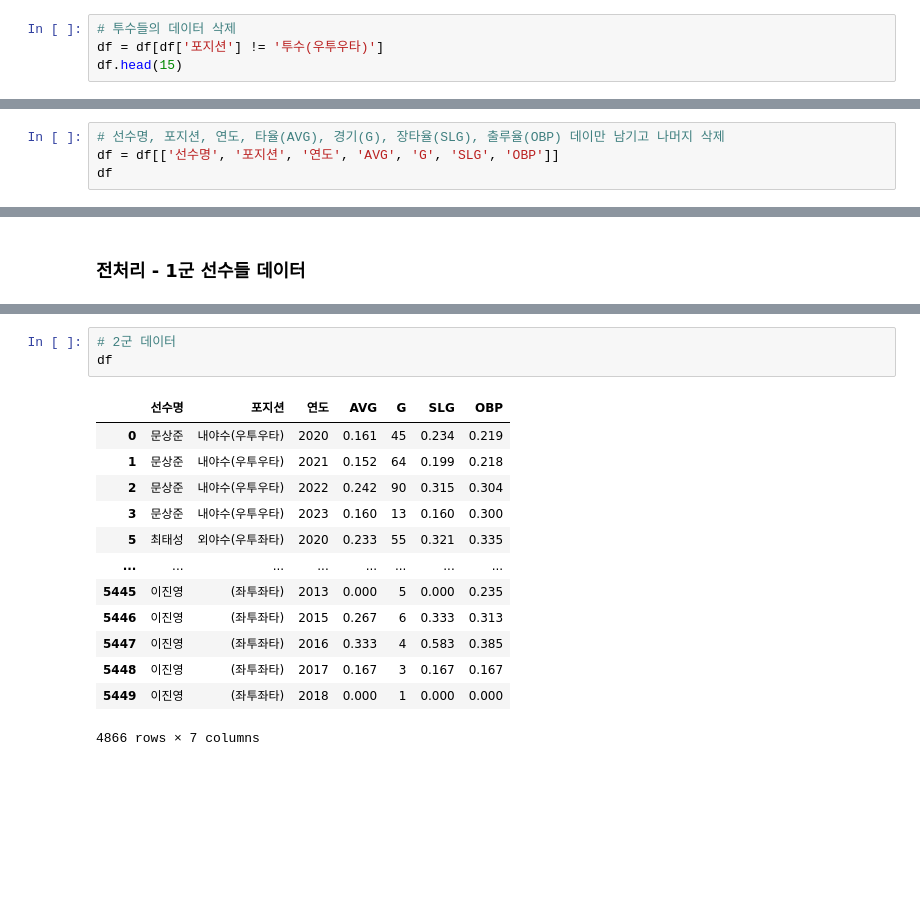
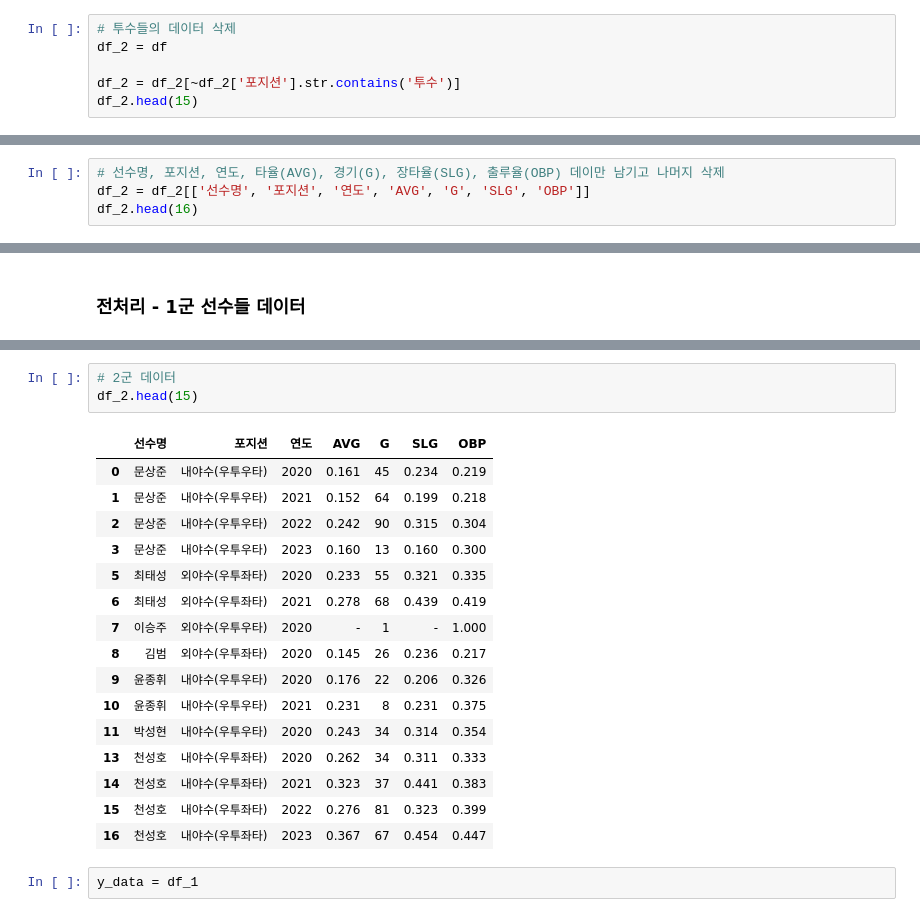
Before and after one commit to hdonghun/Regression_baseball, a Jupyter notebook: [텍스트마이닝프로젝트] [야구] [2군선수의 1군 경기기록 예측].ipynb, the cells around one changed output, grey strips where cells are left out. Saved outputs shown, nothing was run; the diff lists cells and outputs as text; blank space fills up the shorter version.

```diff
--- a/[텍스트마이닝프로젝트] [야구] [2군선수의 1군 경기기록 예측].ipynb
+++ b/[텍스트마이닝프로젝트] [야구] [2군선수의 1군 경기기록 예측].ipynb
@@ -143,8 +144,10 @@ KeyError: '고유 번호'
 ### 전처리 - 2군 선수 데이터
 # %%
 # 투수들의 데이터 삭제
-df = df[df['포지션'] != '투수(우투우타)']
-df.head(15)
+df_2 = df
+
+df_2 = df_2[~df_2['포지션'].str.contains('투수')]
+df_2.head(15)
 # %% [output]
 |  | 고유 번호 | 선수명 | 포지션 | 연도 | 팀명 | AVG | G | PA | AB | R | ... | ... |
 | 0 | 50007 | 문상준 | 내야수(우투우타) | 2020 | KT | 0.161 | 45 | 151 | 137 | 8 | ... | ... |
@@ -165,8 +168,8 @@ df.head(15)
 15 rows × 25 columns
 # %%
 # 선수명, 포지션, 연도, 타율(AVG), 경기(G), 장타율(SLG), 출루율(OBP) 데이만 남기고 나머지 삭제
-df = df[['선수명', '포지션', '연도', 'AVG', 'G', 'SLG', 'OBP']]
-df
+df_2 = df_2[['선수명', '포지션', '연도', 'AVG', 'G', 'SLG', 'OBP']]
+df_2.head(16)
 # %% [output]
 |  | 선수명 | 포지션 | 연도 | AVG | G | SLG | OBP |
 | 0 | 문상준 | 내야수(우투우타) | 2020 | 0.161 | 45 | 0.234 | 0.219 |
@@ -363,17 +373,22 @@ df_1
 # %%
 # 2군 데이터
-df
+df_2.head(15)
 # %% [output]
 |  | 선수명 | 포지션 | 연도 | AVG | G | SLG | OBP |
 | 0 | 문상준 | 내야수(우투우타) | 2020 | 0.161 | 45 | 0.234 | 0.219 |
 | 1 | 문상준 | 내야수(우투우타) | 2021 | 0.152 | 64 | 0.199 | 0.218 |
 | 2 | 문상준 | 내야수(우투우타) | 2022 | 0.242 | 90 | 0.315 | 0.304 |
 | 3 | 문상준 | 내야수(우투우타) | 2023 | 0.160 | 13 | 0.160 | 0.300 |
 | 5 | 최태성 | 외야수(우투좌타) | 2020 | 0.233 | 55 | 0.321 | 0.335 |
-| ... | ... | ... | ... | ... | ... | ... | ... |
-| 5445 | 이진영 | (좌투좌타) | 2013 | 0.000 | 5 | 0.000 | 0.235 |
-| 5446 | 이진영 | (좌투좌타) | 2015 | 0.267 | 6 | 0.333 | 0.313 |
-| 5447 | 이진영 | (좌투좌타) | 2016 | 0.333 | 4 | 0.583 | 0.385 |
-| 5448 | 이진영 | (좌투좌타) | 2017 | 0.167 | 3 | 0.167 | 0.167 |
-| 5449 | 이진영 | (좌투좌타) | 2018 | 0.000 | 1 | 0.000 | 0.000 |
+| 6 | 최태성 | 외야수(우투좌타) | 2021 | 0.278 | 68 | 0.439 | 0.419 |
+| 7 | 이승주 | 외야수(우투우타) | 2020 | - | 1 | - | 1.000 |
+| 8 | 김범 | 외야수(우투좌타) | 2020 | 0.145 | 26 | 0.236 | 0.217 |
+| 9 | 윤종휘 | 내야수(우투우타) | 2020 | 0.176 | 22 | 0.206 | 0.326 |
+| 10 | 윤종휘 | 내야수(우투우타) | 2021 | 0.231 | 8 | 0.231 | 0.375 |
+| 11 | 박성현 | 내야수(우투우타) | 2020 | 0.243 | 34 | 0.314 | 0.354 |
+| 13 | 천성호 | 내야수(우투좌타) | 2020 | 0.262 | 34 | 0.311 | 0.333 |
+| 14 | 천성호 | 내야수(우투좌타) | 2021 | 0.323 | 37 | 0.441 | 0.383 |
+| 15 | 천성호 | 내야수(우투좌타) | 2022 | 0.276 | 81 | 0.323 | 0.399 |
+| 16 | 천성호 | 내야수(우투좌타) | 2023 | 0.367 | 67 | 0.454 | 0.447 |
-4866 rows × 7 columns
+# %%
+y_data = df_1
```
Also changed, not shown: parts of 10 cells of this notebook.
